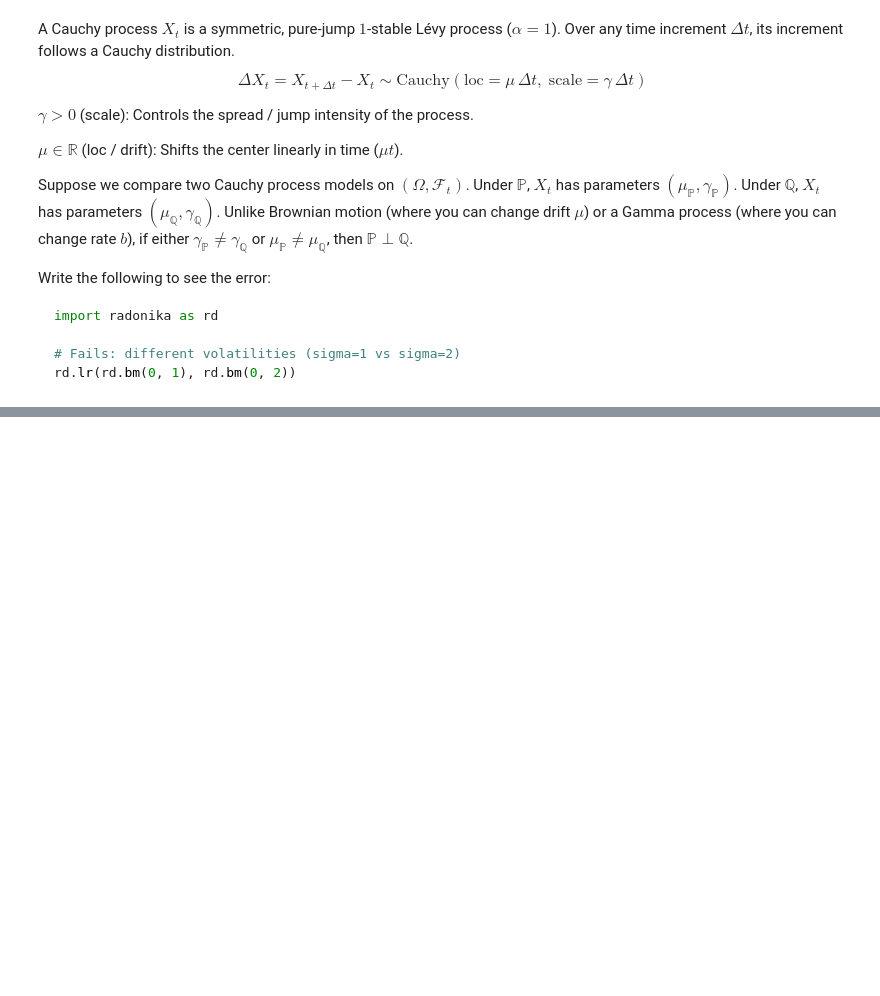
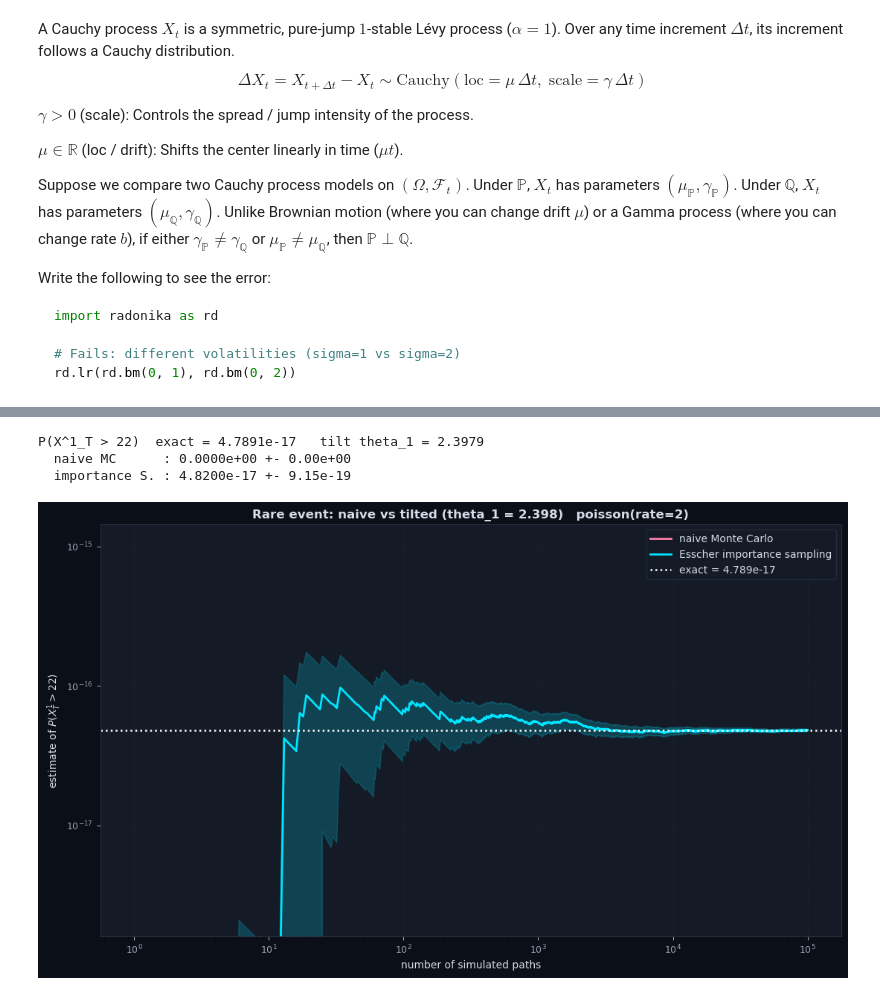
Before and after one commit to kalaapks/radonika_theory-dev, a Jupyter notebook: 01_2D_Stochastic_processes/Math_prerequisites.ipynb, the cells around one changed output, grey strips where cells are left out. Saved outputs shown, nothing was run; the diff lists cells and outputs as text; code cells hidden in the pictures; blank space fills up the shorter version.

```diff
--- a/01_2D_Stochastic_processes/Math_prerequisites.ipynb
+++ b/01_2D_Stochastic_processes/Math_prerequisites.ipynb
@@ -526,0 +698,10 @@ $\bullet$ `KL_rate_exact` prints the exact analytical KL rate so you can compare
+# %%
+import radonika as rd
+
+p = rd.poisson(rate=2.0, seed=7)
+res_p = p.rare(K=22, T=1.0)
+# %% [output]
+P(X^1_T > 22)  exact = 4.7891e-17   tilt theta_1 = 2.3979
+  naive MC      : 0.0000e+00 +- 0.00e+00
+  importance S. : 4.8200e-17 +- 9.15e-19
+[figure, added]
```
Also changed, not shown: parts of 12 cells of this notebook.
